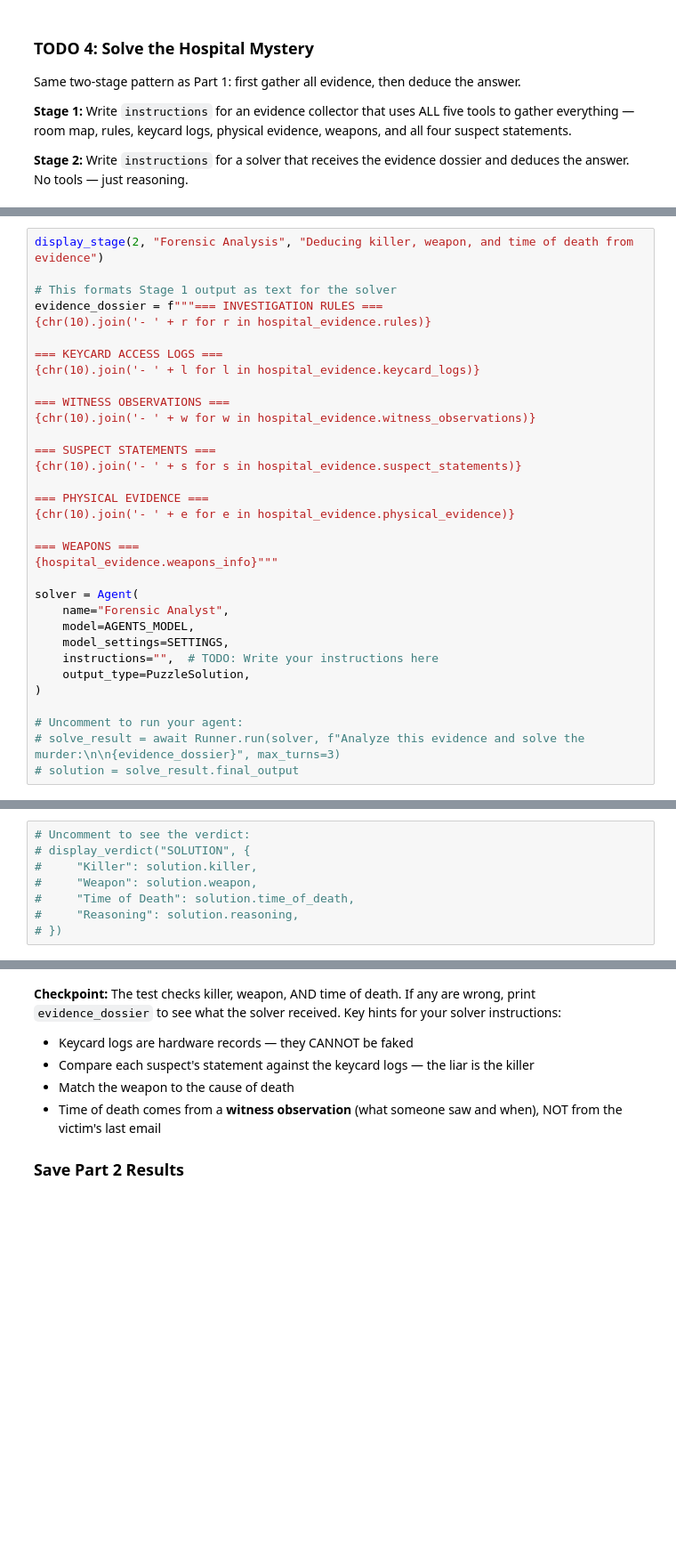
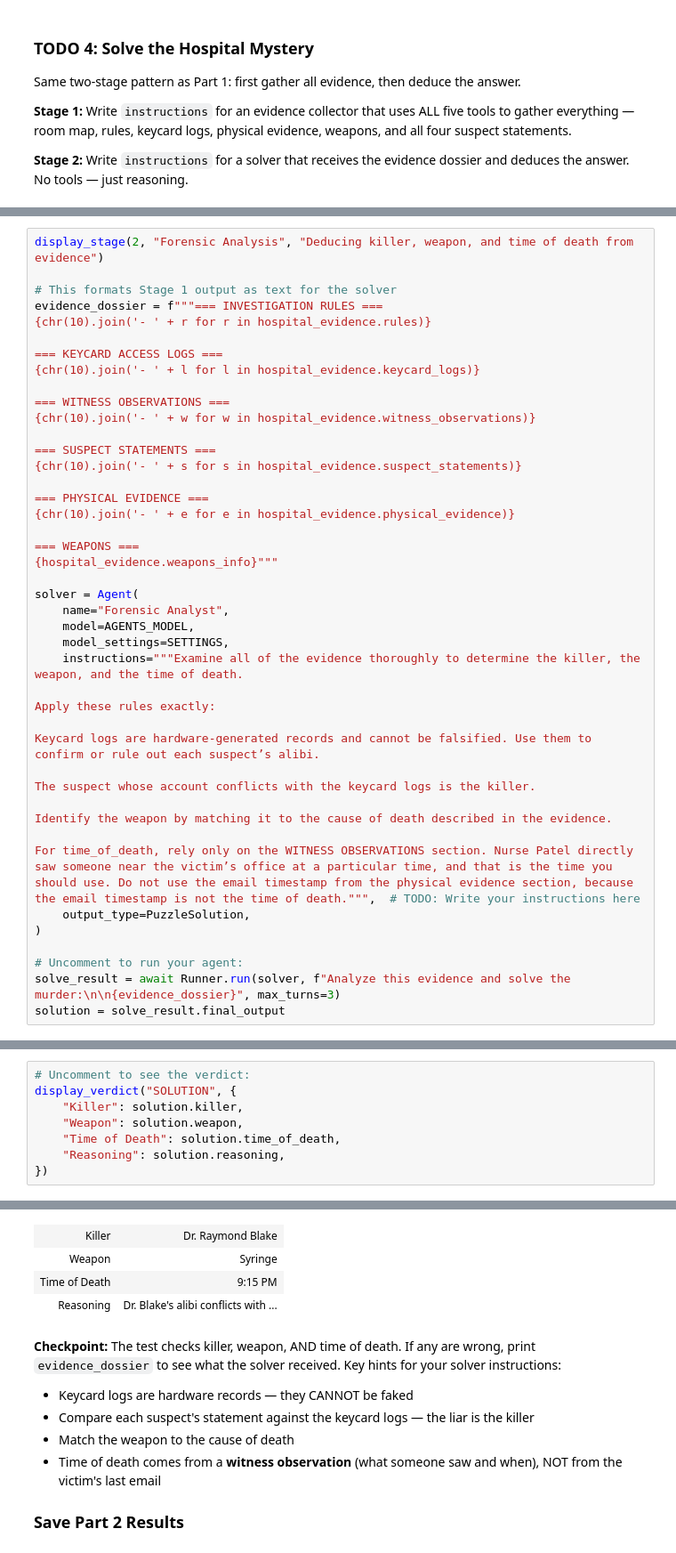
Before and after one commit to UCSF-DataSci/08-secret-agent-man-jiaxin-su1, a Jupyter notebook: assignment.ipynb, the cells around one changed output, grey strips where cells are left out. Shown at 89% size. Saved outputs shown, nothing was run; the diff lists cells and outputs as text; blank space fills up the shorter version.

```diff
--- a/assignment.ipynb
+++ b/assignment.ipynb
@@ -504,10 +742,20 @@ solver = Agent(
     name="Forensic Analyst",
     model=AGENTS_MODEL,
     model_settings=SETTINGS,
-    instructions="",  # TODO: Write your instructions here
+    instructions="""Examine all of the evidence thoroughly to determine the killer, the weapon, and the time of death.
+
+Apply these rules exactly:
+
+Keycard logs are hardware-generated records and cannot be falsified. Use them to confirm or rule out each suspect’s alibi.
+
+The suspect whose account conflicts with the keycard logs is the killer.
+
+Identify the weapon by matching it to the cause of death described in the evidence.
+
+For time_of_death, rely only on the WITNESS OBSERVATIONS section. Nurse Patel directly saw someone near the victim’s office at a particular time, and that is the time you should use. Do not use the email timestamp from the physical evidence section, because the email timestamp is not the time of death.""",  # TODO: Write your instructions here
     output_type=PuzzleSolution,
 )
 
 # Uncomment to run your agent:
-# solve_result = await Runner.run(solver, f"Analyze this evidence and solve the murder:\n\n{evidence_dossier}", max_turns=3)
-# solution = solve_result.final_output
+solve_result = await Runner.run(solver, f"Analyze this evidence and solve the murder:\n\n{evidence_dossier}", max_turns=3)
+solution = solve_result.final_output
@@ -514,8 +765,9 @@ solver = Agent(
 # %%
 # Uncomment to see the verdict:
-# display_verdict("SOLUTION", {
-#     "Killer": solution.killer,
-#     "Weapon": solution.weapon,
-#     "Time of Death": solution.time_of_death,
-#     "Reasoning": solution.reasoning,
-# })
+display_verdict("SOLUTION", {
+    "Killer": solution.killer,
+    "Weapon": solution.weapon,
+    "Time of Death": solution.time_of_death,
+    "Reasoning": solution.reasoning,
+})
+# %% [output]
@@ -522,3 +775,7 @@ solver = Agent(
+| Killer | Dr. Raymond Blake |
+| Weapon | Syringe |
+| Time of Death | 9:15 PM |
+| Reasoning | Dr. Blake's alibi conflicts with ... |
 # %% [markdown]
 **Checkpoint:** The test checks killer, weapon, AND time of death. If any are wrong, print `evidence_dossier` to see what the solver received. Key hints for your solver instructions:
 - Keycard logs are hardware records — they CANNOT be faked
```
Also changed, not shown: parts of 18 cells of this notebook, 2 other files.
